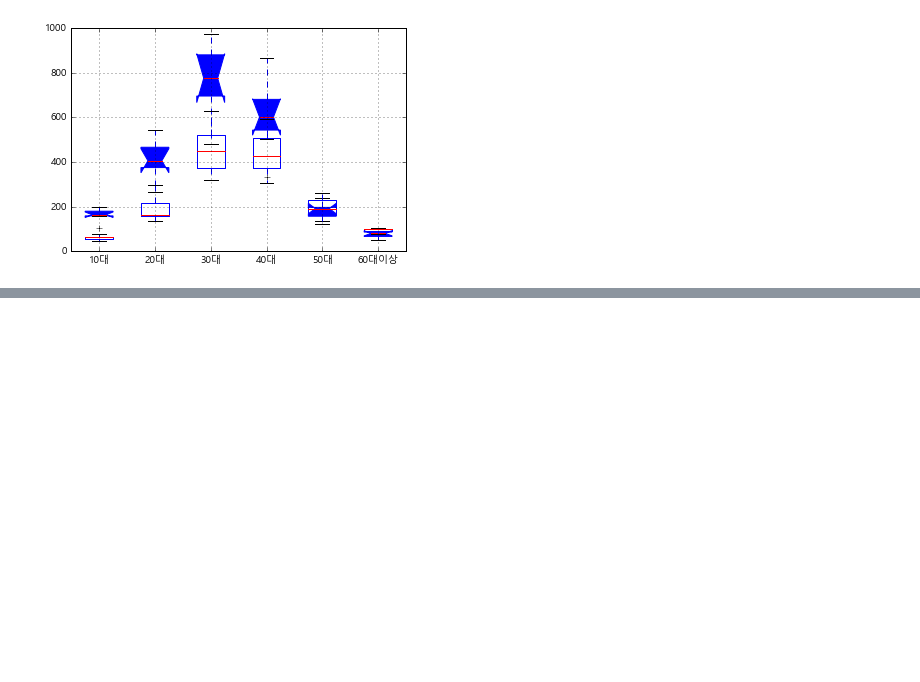
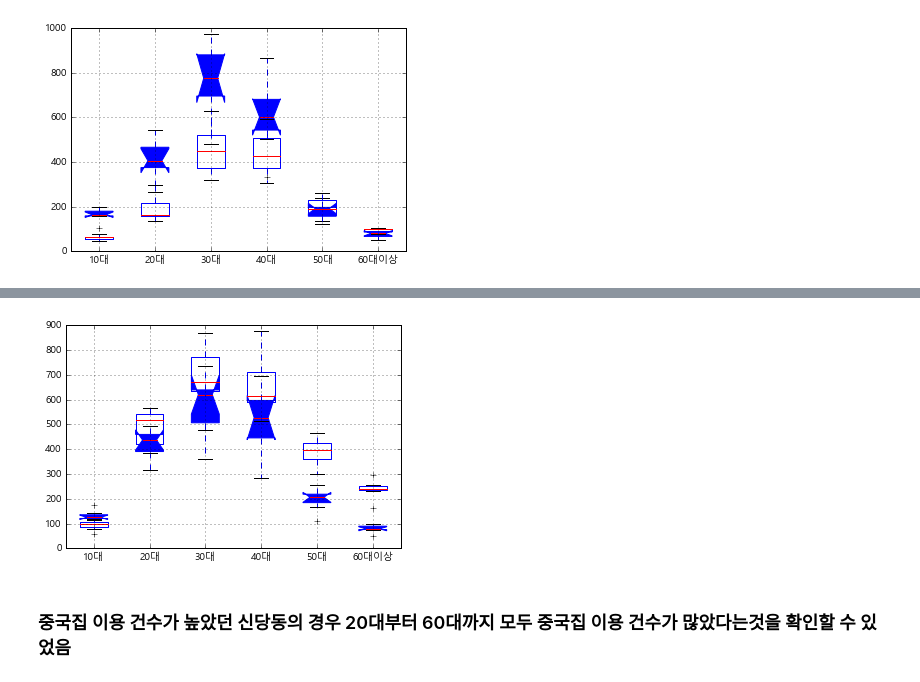
Before and after one commit to winnint77/small-project, a Jupyter notebook: 치킨집 배달과 중국집 배달의 지역별 상관관계.ipynb, the cells around one changed output, grey strips where cells are left out. Saved outputs shown, nothing was run; the diff lists cells and outputs as text; code cells hidden in the pictures; blank space fills up the shorter version.

```diff
--- a/치킨집 배달과 중국집 배달의 지역별 상관관계.ipynb
+++ b/치킨집 배달과 중국집 배달의 지역별 상관관계.ipynb
@@ -366,0 +369,3 @@ plt.show()
+# %%
+df15 = df1[ (df1["읍면동"] == "신당동")]
+df15.info()
@@ -366,0 +387,3 @@ plt.show()
+# %%
+df16 = df3[ (df3["읍면동"] == "신당동")]
+df16.info()
@@ -366,0 +405,4 @@ plt.show()
+# %%
+df15 = pd.pivot_table(df15,'통화건수', aggfunc = sum, index=['요일'], columns='연령대')
+df17 = df15[['10대', '20대', '30대', '40대', '50대', '60대이상']]
+df17
@@ -366,0 +419,4 @@ plt.show()
+# %%
+df16 = pd.pivot_table(df16,'통화건수', aggfunc = sum, index=['요일'], columns='연령대')
+df18 = df16[['10대', '20대', '30대', '40대', '50대', '60대이상']]
+df18
@@ -366,0 +433,9 @@ plt.show()
+# %%
+
+df17.boxplot(return_type='axes', notch=True, patch_artist=True)
+df18.boxplot(return_type='axes')
+plt.show()
+# %% [output]
+[figure, added]
+# %% [markdown]
+### 중국집 이용 건수가 높았던 신당동의 경우 20대부터 60대까지 모두 중국집 이용 건수가 많았다는것을 확인할 수 있었음
```
Also changed, not shown: parts of 9 cells of this notebook.
